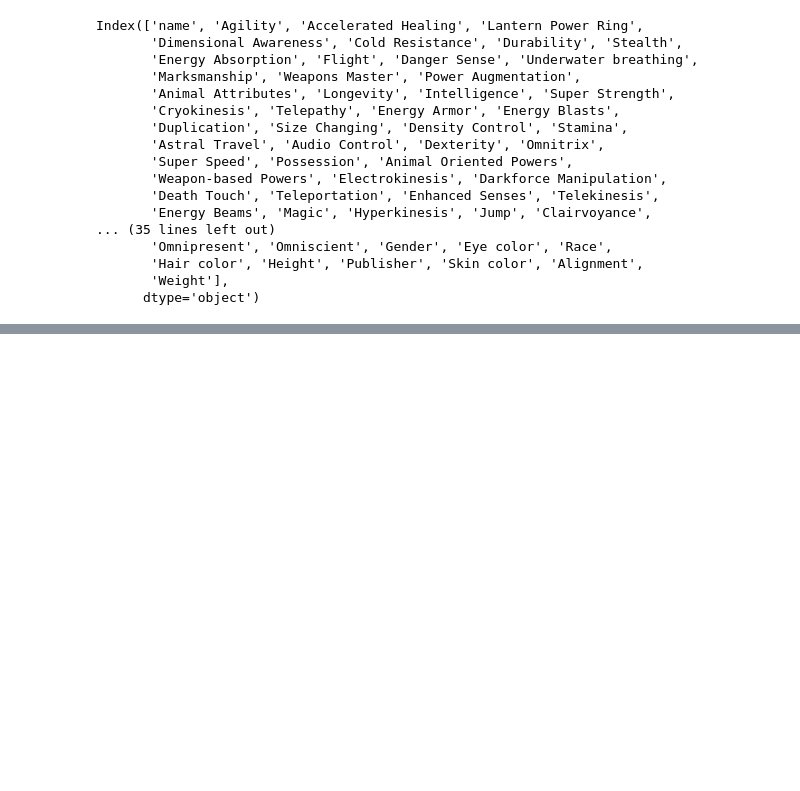
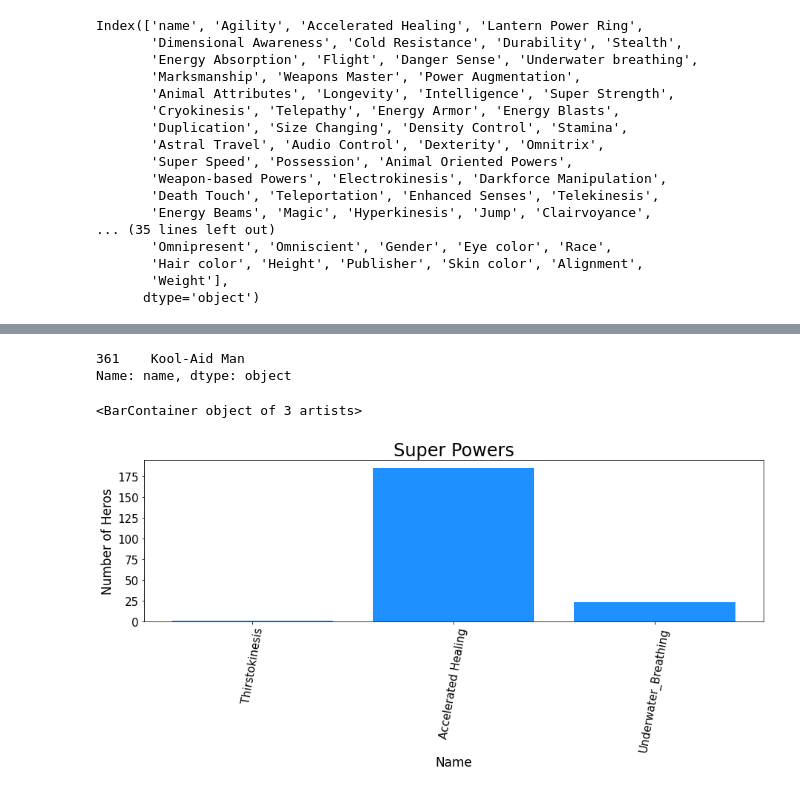
Before and after one commit to MarcBernstein0/raizel-practice-questions, a Jupyter notebook: notebook/SuperHeros.ipynb, the cells around one changed output, grey strips where cells are left out. Drawn from its saved outputs; the diff is of its cells as text; code cells hidden in the pictures; blank space fills up the shorter version.

Commit message:
everyones a healer but thirstokinesis is rare

```diff
--- a/notebook/SuperHeros.ipynb
+++ b/notebook/SuperHeros.ipynb
@@ -90,7 +90,6 @@ combined_hero[combined_hero['Thirstokinesis'] == True]
 # %%
 # super_hero[super_hero['Gender'] == 'Female']
 # %%
-Thirstokinesis = combined_hero[combined_hero['Thirstokinesis'] == True]
-Accelerated_Healing = combined_hero[combined_hero[('Accelerated Healing')] == True]
-Underwater_Breathing = combined_hero[combined_hero[('Underwater breathing')] == True]
-Underwater_Breathing
+Thirstokinesis = combined_hero[combined_hero['Thirstokinesis'] == True]['name']
+Accelerated_Healing = combined_hero[combined_hero[('Accelerated Healing')] == True]['name']
+Underwater_Breathing = combined_hero[combined_hero[('Underwater breathing')] == True]['name']
@@ -114,0 +96,20 @@ Underwater_Breathing
+# %%
+Thirstokinesis
+# %% [output]
+361    Kool-Aid Man
+Name: name, dtype: object
+# %%
+fig, ax = plt.subplots(figsize = (15,4))
+# x = [Thirstokinesis, Accelerated_Healing, Underwater_Breathing]
+x = ['Thirstokinesis', 'Accelerated Healing', 'Underwater_Breathing']
+y =[len(Thirstokinesis), len(Accelerated_Healing), len(Underwater_Breathing)]
+ax.set_xlabel('Name', fontsize = 17)
+ax.set_ylabel('Number of Heros', fontsize = 17)
+ax.set_title('Super Powers', fontsize = 24)
+plt.xticks(rotation=80, fontsize = 15)
+plt.yticks(fontsize=15)
+ax.bar(x,y, color = 'dodgerblue')
+# ax.set(facecolor = "white")
+# %% [output]
+<BarContainer object of 3 artists>
+[figure, added]
```
Also changed, not shown: parts of 2 cells of this notebook.
